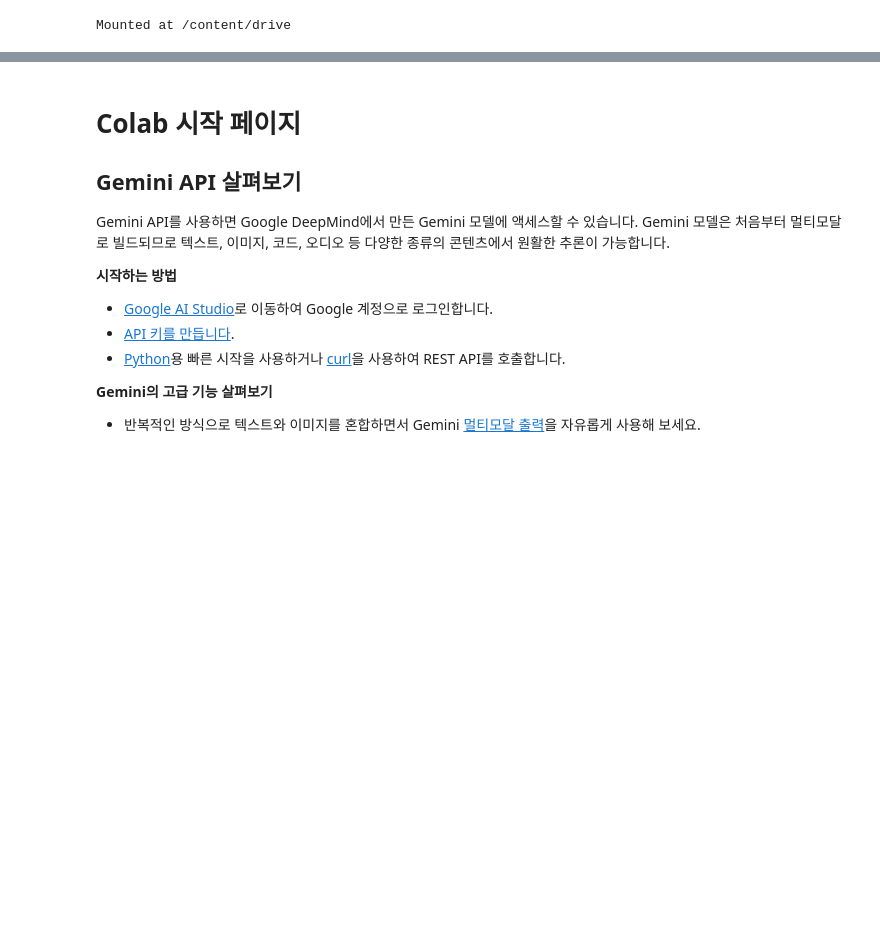
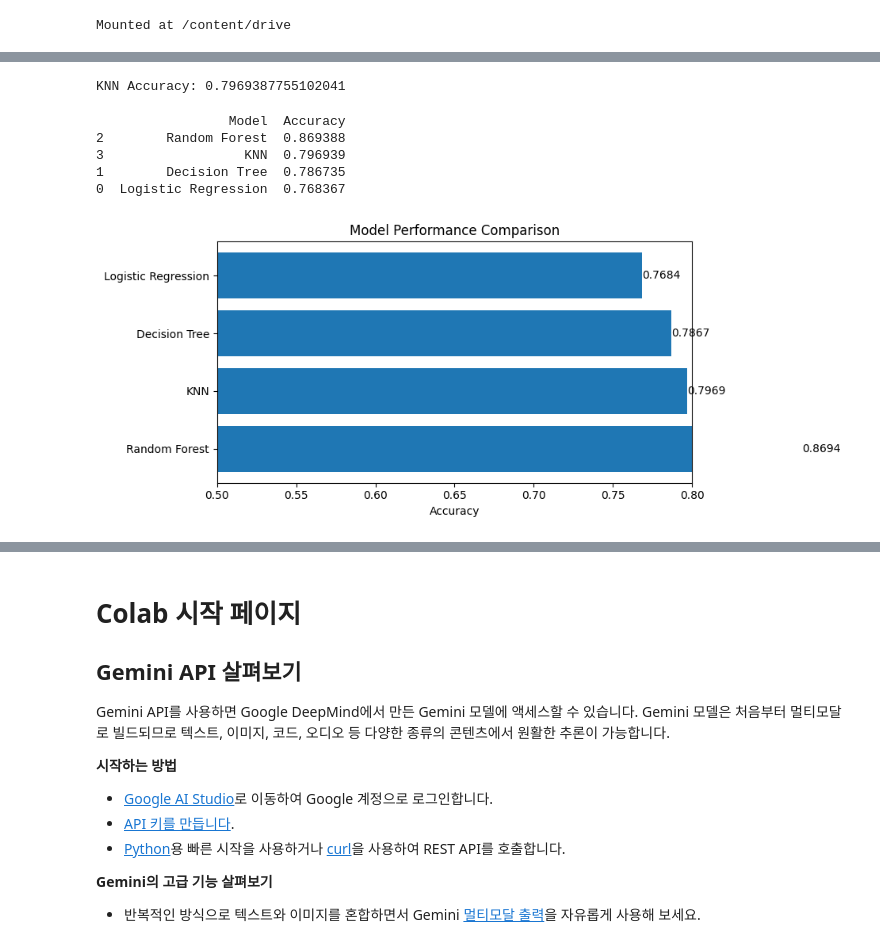
Before and after one commit to jaeyoonjeong9024/4weeks, a Jupyter notebook: wine_ml.ipynb, the cells around one changed output, grey strips where cells are left out. Cells and saved outputs as stored; diff of their text form; code cells hidden in the pictures; blank space fills up the shorter version.

```diff
--- a/wine_ml.ipynb
+++ b/wine_ml.ipynb
@@ -191,0 +167,9 @@ plt.show()
+# %%
+# 셀 7: 모델 2 - Decision Tree
+dt = DecisionTreeClassifier(random_state=42, max_depth=10)
+dt.fit(X_train_scaled, y_train)
+dt_pred = dt.predict(X_test_scaled)
+dt_acc = accuracy_score(y_test, dt_pred)
+
+print("Decision Tree Accuracy:", dt_acc)
+print("\nFeature Importance:\n", pd.DataFrame({'Feature': X.columns, 'Importance': dt.feature_importances_}).sort_values('Importance', ascending=False))
@@ -192 +217,36 @@ plt.show()
+# %%
+# 셀 9: 모델 4 - KNN
+knn = KNeighborsClassifier(n_neighbors=5)
+knn.fit(X_train_scaled, y_train)
+knn_pred = knn.predict(X_test_scaled)
+knn_acc = accuracy_score(y_test, knn_pred)
+
+print("KNN Accuracy:", knn_acc)
+# %% [output]
+KNN Accuracy: 0.7969387755102041
+# %%
+# 셀 10: 모델 성능 비교 및 시각화
+results = pd.DataFrame({
+    'Model': ['Logistic Regression', 'Decision Tree', 'Random Forest', 'KNN'],
+    'Accuracy': [lr_acc, dt_acc, rf_acc, knn_acc]
+}).sort_values('Accuracy', ascending=False)
+
+print(results)
+
+plt.figure(figsize=(10, 4))
+plt.barh(results['Model'], results['Accuracy'])
+plt.xlabel('Accuracy')
+plt.title('Model Performance Comparison')
+plt.xlim(0.5, 0.8)
+for i, v in enumerate(results['Accuracy']):
+    plt.text(v, i, f'{v:.4f}', va='center')
+plt.tight_layout()
+plt.show()
+# %% [output]
+                 Model  Accuracy
+2        Random Forest  0.869388
+3                  KNN  0.796939
+1        Decision Tree  0.786735
+0  Logistic Regression  0.768367
+[figure, added]
 # %%
```
Also changed, not shown: parts of 21 cells of this notebook.
